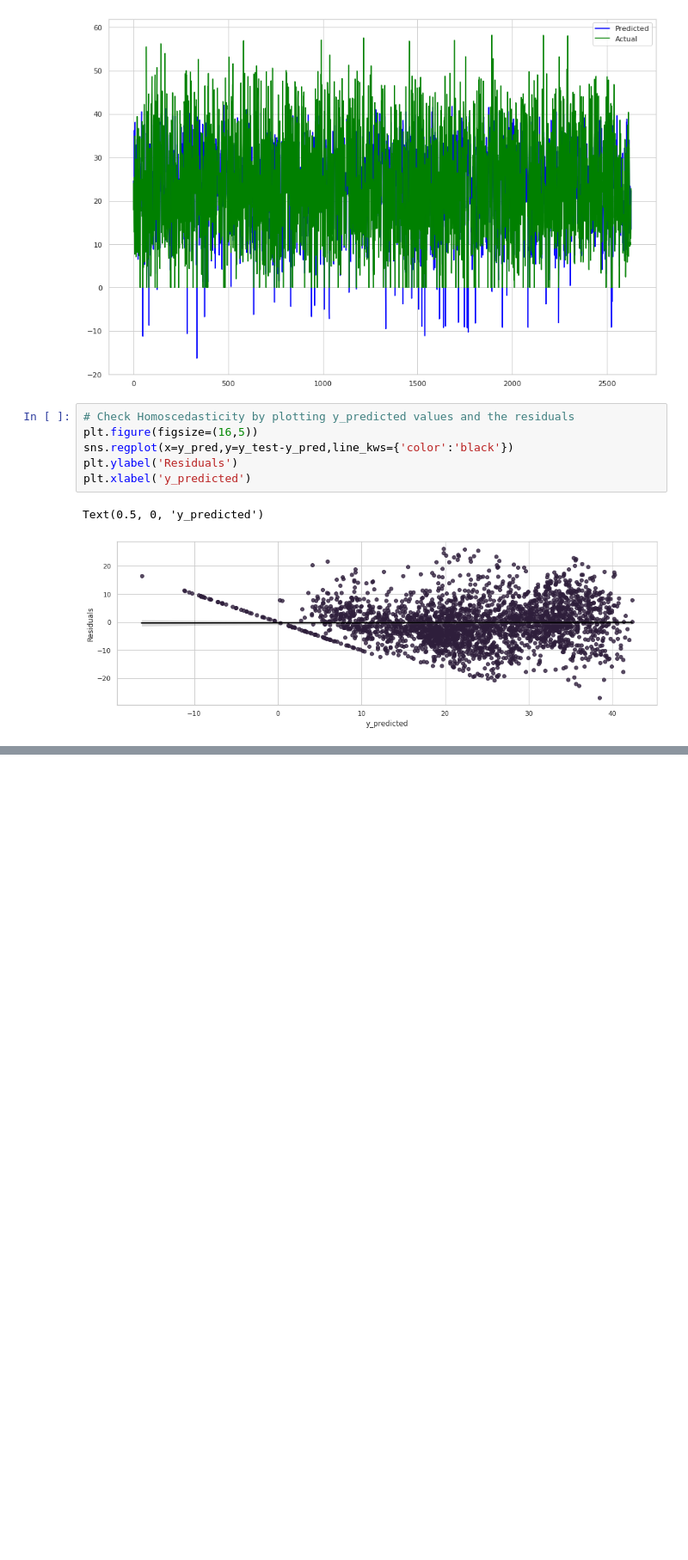
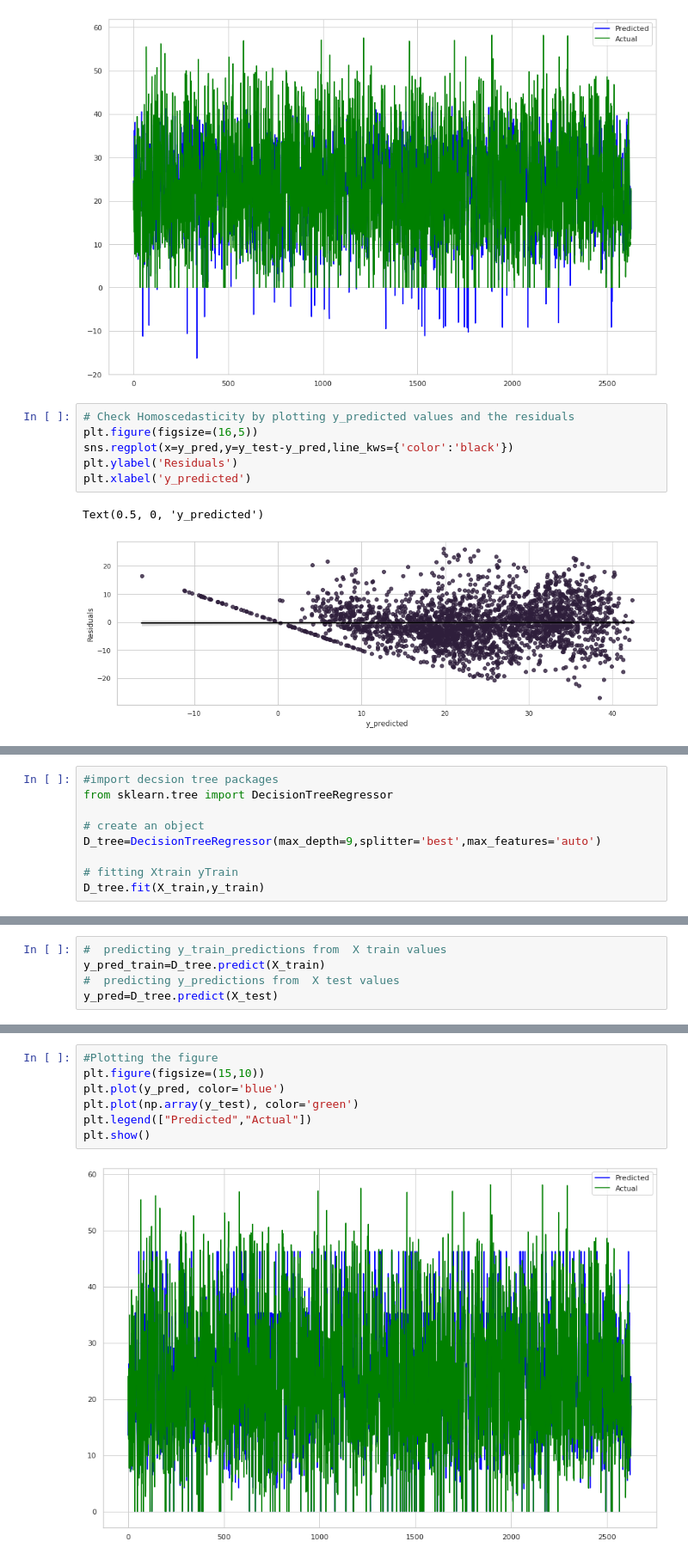
Before and after one commit to sushmitasardar/Tesla-code-supervised-ML-project, a Jupyter notebook: Copy_of_Bike_Sharing_Demand_Prediction_Capstone_Project(Individual_collab).ipynb, the cells around one changed output, grey strips where cells are left out. Shown at 86% size. Saved outputs shown, nothing was run; the diff lists cells and outputs as text; blank space fills up the shorter version.

```diff
--- a/Copy_of_Bike_Sharing_Demand_Prediction_Capstone_Project(Individual_collab).ipynb
+++ b/Copy_of_Bike_Sharing_Demand_Prediction_Capstone_Project(Individual_collab).ipynb
@@ -906,0 +910,9 @@ Text(0.5, 0, 'y_predicted')
+# %%
+#import decsion tree packages
+from sklearn.tree import DecisionTreeRegressor
+
+# create an object
+D_tree=DecisionTreeRegressor(max_depth=9,splitter='best',max_features='auto')
+
+# fitting Xtrain yTrain
+D_tree.fit(X_train,y_train)
@@ -906,0 +931,5 @@ Text(0.5, 0, 'y_predicted')
+# %%
+#  predicting y_train_predictions from  X train values
+y_pred_train=D_tree.predict(X_train)
+#  predicting y_predictions from  X test values
+y_pred=D_tree.predict(X_test)
@@ -906,0 +1011,9 @@ Text(0.5, 0, 'y_predicted')
+# %%
+#Plotting the figure
+plt.figure(figsize=(15,10))
+plt.plot(y_pred, color='blue')
+plt.plot(np.array(y_test), color='green')
+plt.legend(["Predicted","Actual"])
+plt.show()
+# %% [output]
+[figure, added]
```
Also changed, not shown: parts of 47 cells of this notebook.
